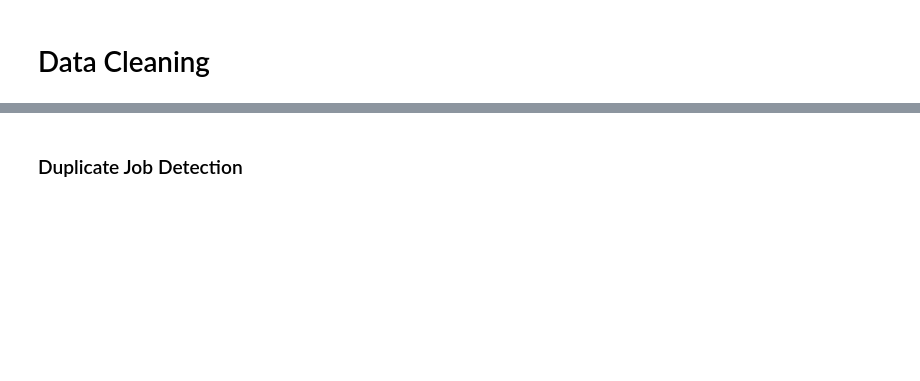
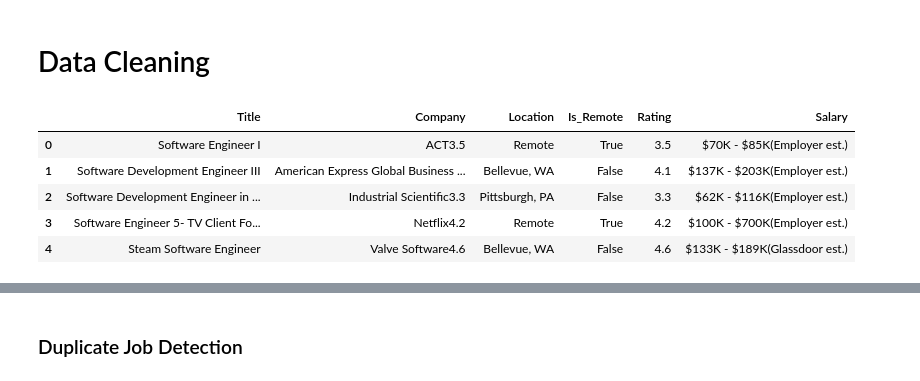
Before and after one commit to ZyadWKhedr/My_jupyter_notebooks, a Jupyter notebook: DST_Project/DST_Project.ipynb, the cells around one changed output, grey strips where cells are left out. Saved outputs shown, nothing was run; the diff lists cells and outputs as text; code cells hidden in the pictures; blank space fills up the shorter version.

```diff
--- a/DST_Project/DST_Project.ipynb
+++ b/DST_Project/DST_Project.ipynb
@@ -137,6 +112,15 @@ df.to_csv('D:/glassdoor_jobs.csv', index=False)
 import numpy as np
 # %%
 df = pd.read_csv("D:/glassdoor_jobs.csv")
+# %%
+df.head()
+# %% [output]
+|  | Title | Company | Location | Is_Remote | Rating | Salary |
+| 0 | Software Engineer I | ACT3.5 | Remote | True | 3.5 | $70K - $85K(Employer est.) |
+| 1 | Software Development Engineer III | American Express Global Business ... | Bellevue, WA | False | 4.1 | $137K - $203K(Employer est.) |
+| 2 | Software Development Engineer in ... | Industrial Scientific3.3 | Pittsburgh, PA | False | 3.3 | $62K - $116K(Employer est.) |
+| 3 | Software Engineer 5- TV Client Fo... | Netflix4.2 | Remote | True | 4.2 | $100K - $700K(Employer est.) |
+| 4 | Steam Software Engineer | Valve Software4.6 | Bellevue, WA | False | 4.6 | $133K - $189K(Glassdoor est.) |
 # %%
 df.isna().sum()
 # %% [output]
```
Also changed, not shown: parts of 7 cells of this notebook, 2 other files.
